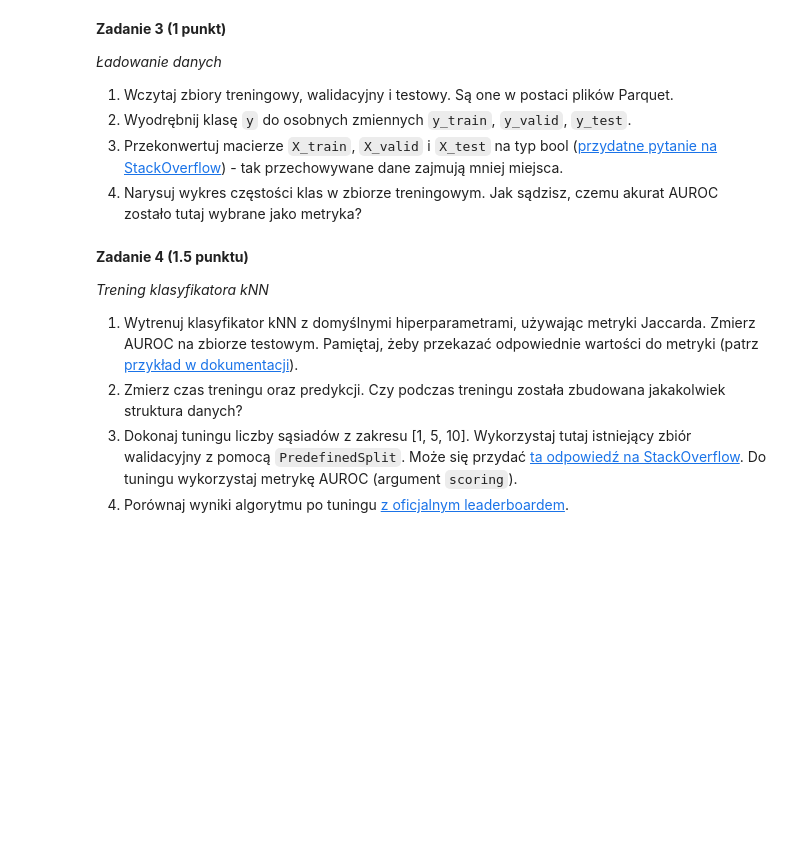
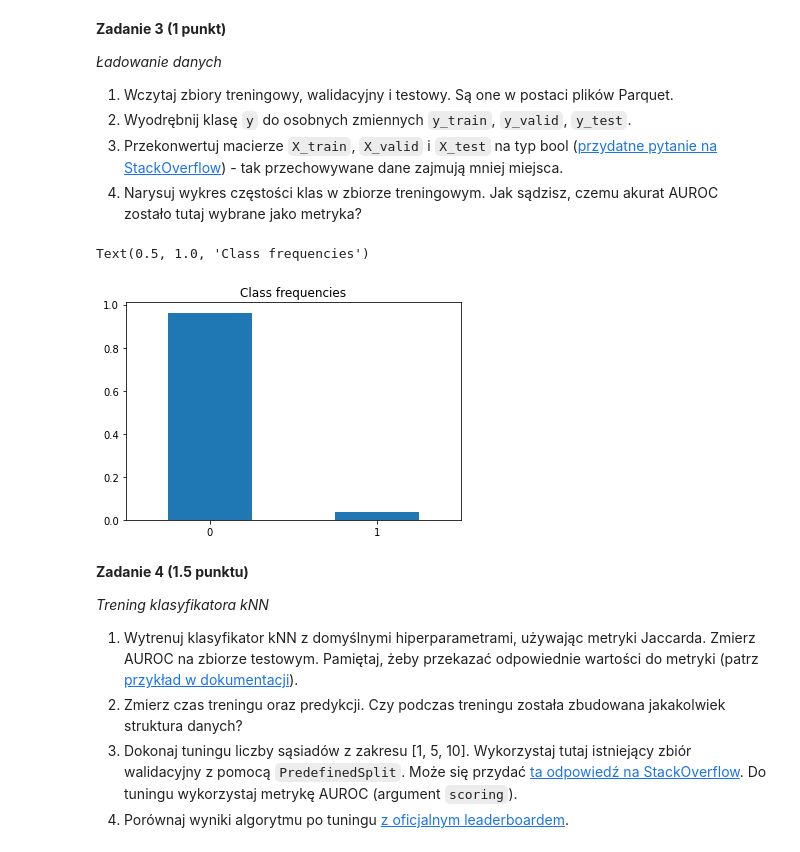
Before and after one commit to pweglik/pum, a Jupyter notebook: lab2/lab2.ipynb, the cells around one changed output. Saved outputs shown, nothing was run; the diff lists cells and outputs as text; code cells hidden in the pictures; blank space fills up the shorter version.

```diff
--- a/lab2/lab2.ipynb
+++ b/lab2/lab2.ipynb
@@ -491,6 +491,28 @@ W przypadku tego zbioru oficjalną metryką [w benchmarku](https://ogb.stanford.
 2. Wyodrębnij klasę `y` do osobnych zmiennych `y_train`, `y_valid`, `y_test`.
 3. Przekonwertuj macierze `X_train`, `X_valid` i `X_test` na typ bool ([przydatne pytanie na StackOverflow](https://stackoverflow.com/questions/20373039/how-do-i-convert-a-numpy-matrix-into-a-boolean-matrix)) - tak przechowywane dane zajmują mniej miejsca.
 4. Narysuj wykres częstości klas w zbiorze treningowym. Jak sądzisz, czemu akurat AUROC zostało tutaj wybrane jako metryka?
+# %%
+X_train = pd.read_parquet('mol_hiv_train.parquet')
+X_test = pd.read_parquet('mol_hiv_test.parquet')
+X_valid = pd.read_parquet('mol_hiv_valid.parquet')
+
+y_train = X_train.pop('y')
+y_test = X_test.pop('y')
+y_valid = X_valid.pop('y')
+
+X_train = X_train != 0
+X_test = X_test != 0
+X_valid = X_valid != 0
+
+class_frequencies = y_train.value_counts() / y_train.count()
+class_frequencies = class_frequencies.sort_index()
+# class_frequencies.index = []
+
+ax = class_frequencies.plot.bar(rot=0)
+plt.title("Class frequencies")
+# %% [output]
+Text(0.5, 1.0, 'Class frequencies')
+[figure, added]
 # %% [markdown]
 **Zadanie 4 (1.5 punktu)**
 
```
Also changed, not shown: parts of 24 cells of this notebook, 3 other files.
